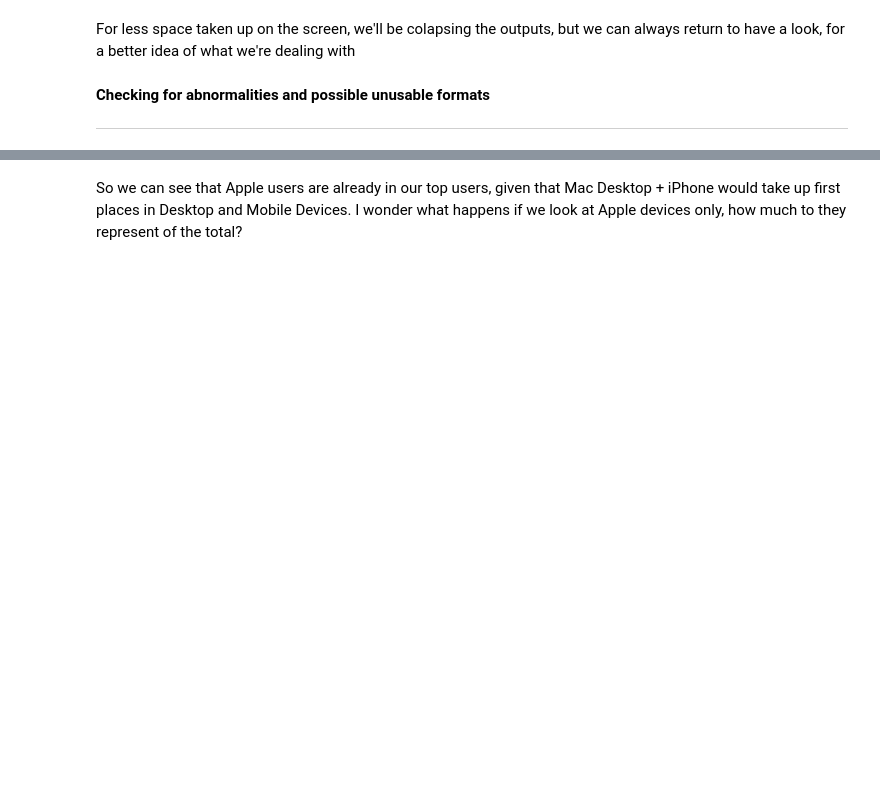
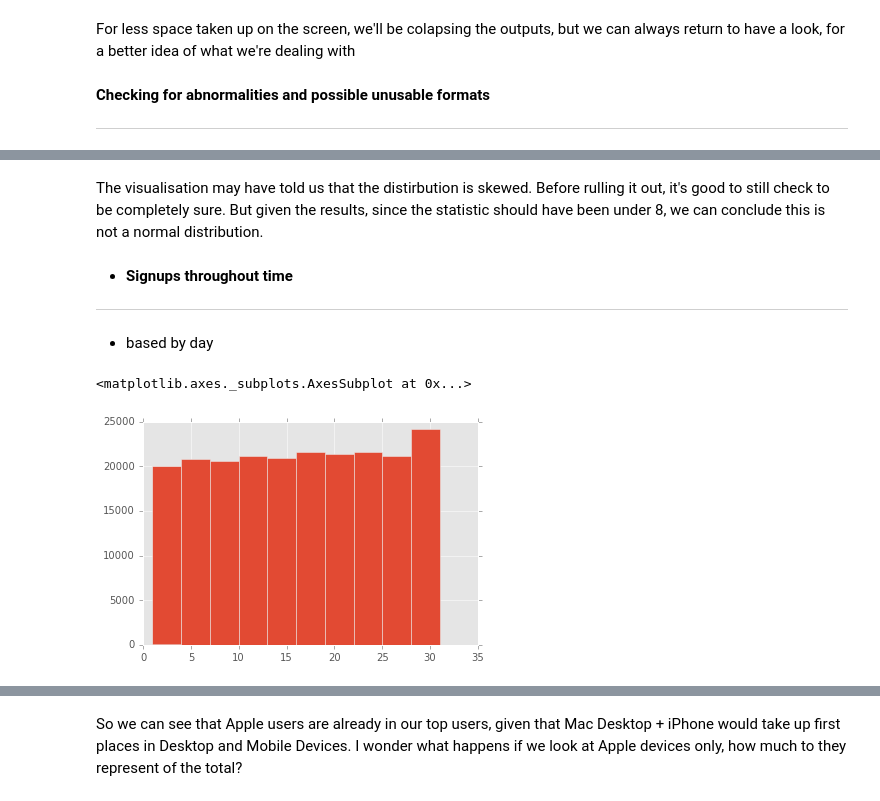
Before and after one commit to mirunapopa/DS-Intensive, a Jupyter notebook: data_exploration_project.ipynb, the cells around one changed output, grey strips where cells are left out. Cells and saved outputs as stored; diff of their text form; code cells hidden in the pictures; blank space fills up the shorter version.

```diff
--- a/data_exploration_project.ipynb
+++ b/data_exploration_project.ipynb
@@ -242,0 +249,13 @@ devices.plot(x = 'device_type', y='users',kind= 'bar')
+# %% [markdown]
+The visualisation may have told us that the distirbution is skewed. Before rulling it out, it's good to still check to be completely sure.
+But given the results, since the statistic should have been under 8, we can conclude this is not a normal distribution.
+# %% [markdown]
+* **Signups throughout time**
+****
+# %% [markdown]
+* based by day
+# %%
+train_users.date_account_created.dt.day.hist()
+# %% [output]
+<matplotlib.axes._subplots.AxesSubplot at 0x...>
+[figure, added]
```
Also changed, not shown: parts of 58 cells of this notebook.
